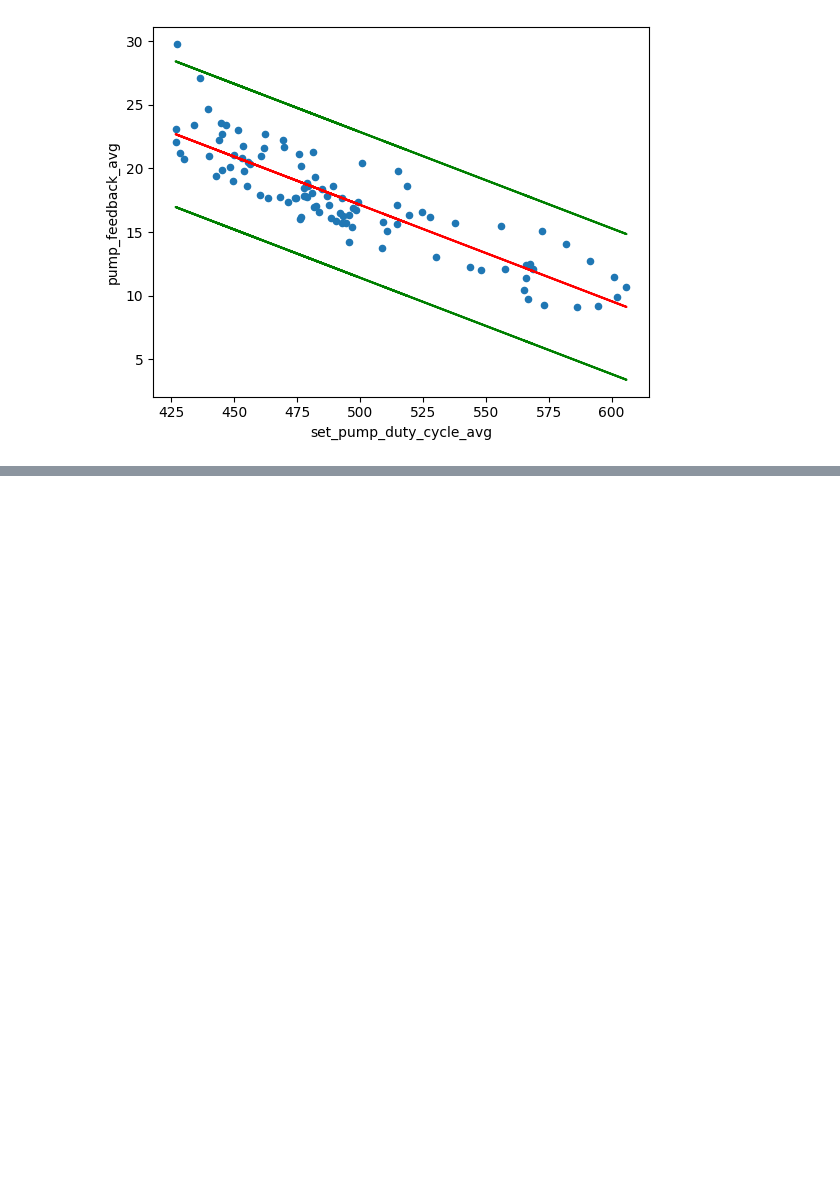
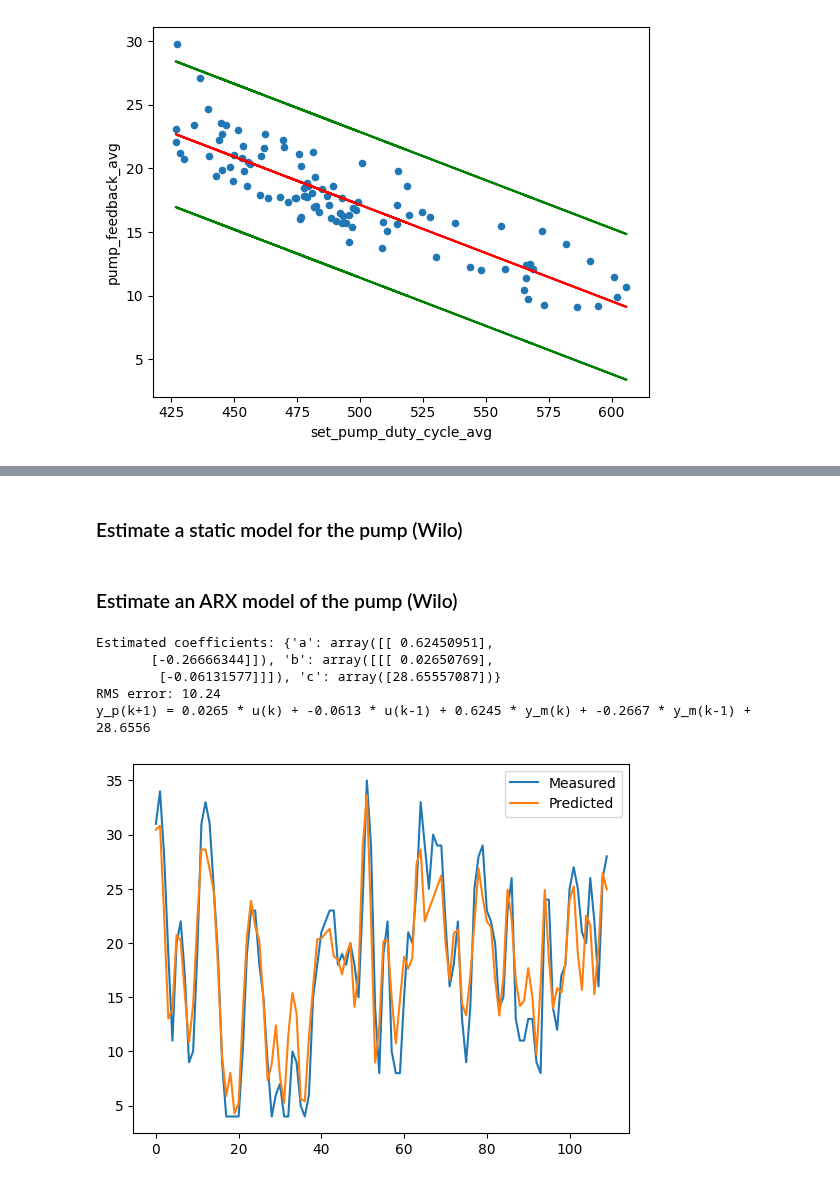
Before and after one commit to season0112/quatt_data_analysis, a Jupyter notebook: error-handling-analysis/pump_model_estimation.ipynb, the cells around one changed output, grey strips where cells are left out. Drawn from its saved outputs; the diff is of its cells as text; code cells hidden in the pictures; blank space fills up the shorter version.

```diff
--- a/error-handling-analysis/pump_model_estimation.ipynb
+++ b/error-handling-analysis/pump_model_estimation.ipynb
@@ -158,0 +185,2 @@ RMS error: 11.42
+# %% [markdown]
+### Estimate a static model for the pump (Wilo)
@@ -158,0 +217,34 @@ RMS error: 11.42
+# %% [markdown]
+### Estimate an ARX model of the pump (Wilo)
+# %%
+# Estimate a 2nd order ARX model of the pump feedback
+m = GEKKO(remote
+            =False)
+na = 2 # output coefficients
+nb = 2 # input coefficients
+t = df_wilo['idx'].values
+u = df_wilo['set_pump_duty_cycle'].values
+y = df_wilo['pump_feedback'].values
+
+yp, p, K = m.sysid(t, u, y, na, nb, pred='meas', shift='calc')
+print(f'Estimated coefficients: {p}')
+# Print rms error
+rms_error = ((y[10:] - yp[10:])**2).mean()**0.5
+print(f'RMS error: {rms_error:.2f}')
+
+# Print the model in symbolic form
+print(f"y_p(k+1) = {p['b'].flatten()[0]:.4f} * u(k) + {p['b'].flatten()[1]:.4f} * u(k-1) + {p['a'].flatten()[0]:.4f} * y_m(k) + {p['a'].flatten()[1]:.4f} * y_m(k-1) + {p['c'].flatten()[0]:.4f}")
+
+# Plot the measured and predicted pump feedback
+fig, ax = plt.subplots()
+ax.plot(y[10:], label='Measured')
+ax.plot(yp[10:], label='Predicted')
+ax.legend()
+plt.show()
+# %% [output]
+Estimated coefficients: {'a': array([[ 0.62450951],
+       [-0.26666344]]), 'b': array([[[ 0.02650769],
+        [-0.06131577]]]), 'c': array([28.65557087])}
+RMS error: 10.24
+y_p(k+1) = 0.0265 * u(k) + -0.0613 * u(k-1) + 0.6245 * y_m(k) + -0.2667 * y_m(k-1) + 28.6556
+[figure, added]
```
Also changed, not shown: parts of 20 cells of this notebook, 3 other files.
